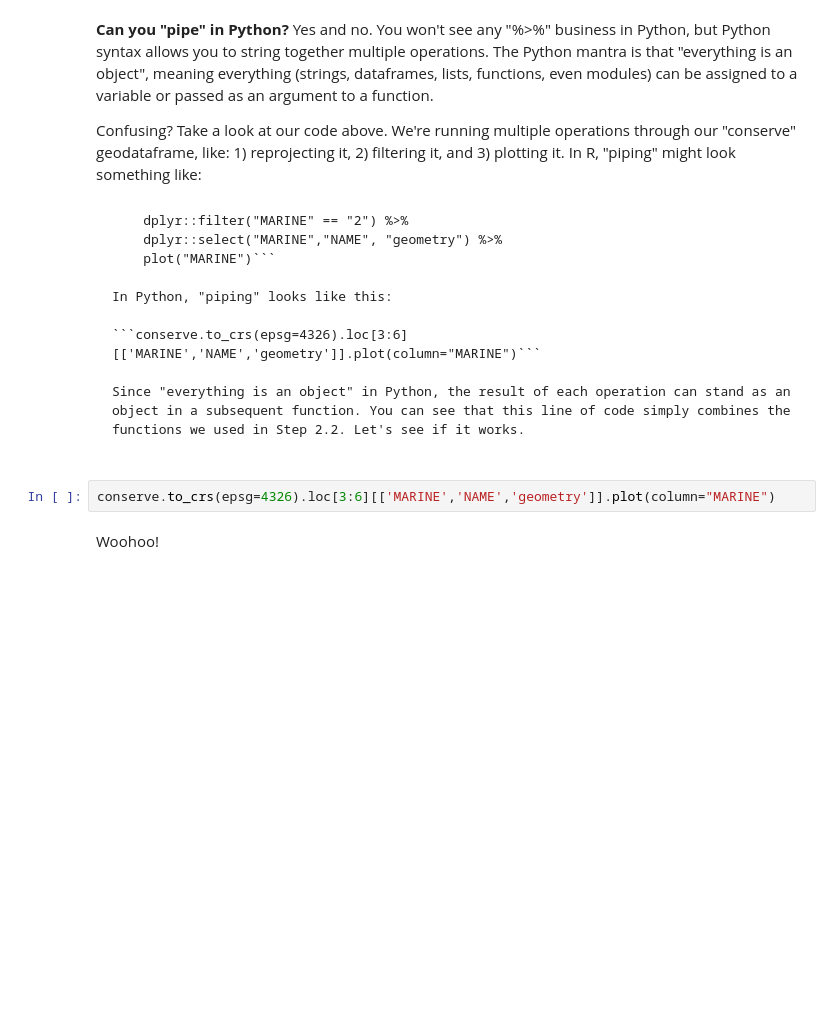
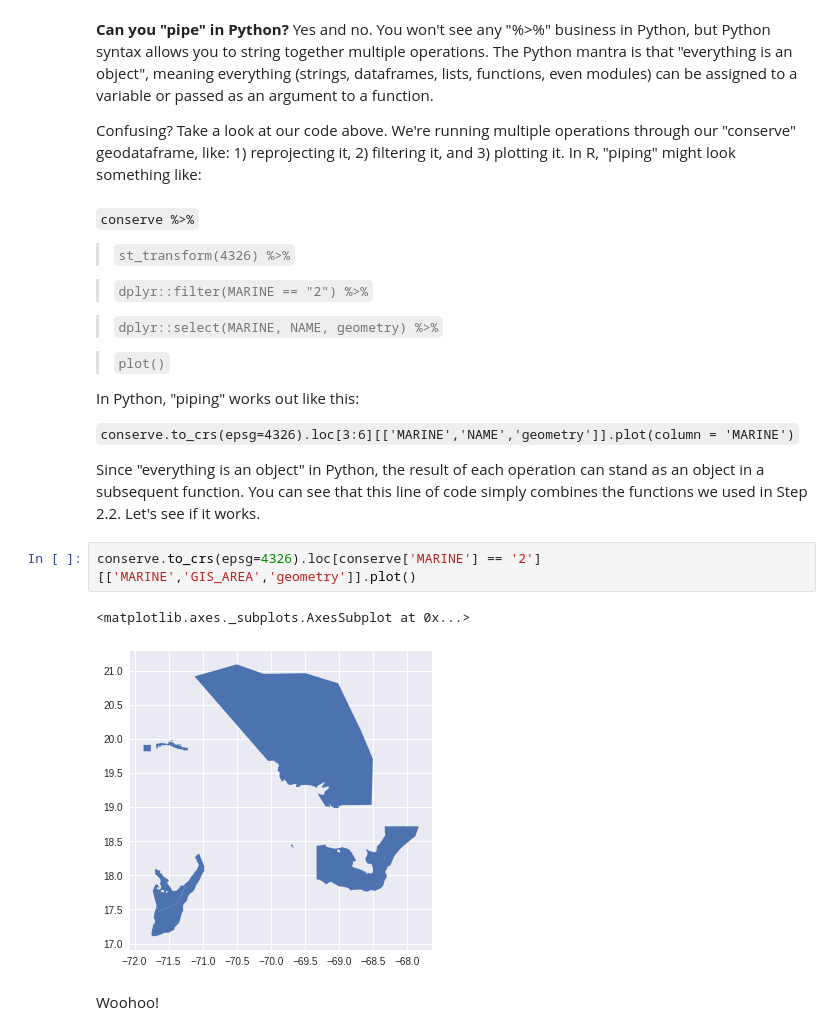
Before and after one commit to rrcarlson/Intro_python_geo, a Jupyter notebook: Intro_Python_geospatial.ipynb, the cells around one changed output. Drawn from its saved outputs; the diff is of its cells as text; blank space fills up the shorter version.

````diff
--- a/Intro_Python_geospatial.ipynb
+++ b/Intro_Python_geospatial.ipynb
@@ -213,18 +303,28 @@ Our resulting DataFrame contains vector data for 7 MPAs in the Dominican Republi
 
 Confusing? Take a look at our code above. We're running multiple operations through our "conserve" geodataframe, like: 1) reprojecting it, 2) filtering it, and 3) plotting it. In R, "piping" might look something like:
 # %% [markdown]
-```st_transform(conserve, 4326) %>%
-    dplyr::filter("MARINE" == "2") %>%
-    dplyr::select("MARINE","NAME", "geometry") %>%
-    plot("MARINE")```
+`conserve %>%`
+> `st_transform(4326) %>%`
 
-In Python, "piping" looks like this:
+> `dplyr::filter(MARINE == "2") %>%`
 
-```conserve.to_crs(epsg=4326).loc[3:6][['MARINE','NAME','geometry']].plot(column="MARINE")```
+> `dplyr::select(MARINE, NAME, geometry) %>%`
+
+> `plot()`
+
+
+In Python, "piping" works out like this:
+
+
+`conserve.to_crs(epsg=4326).loc[3:6][['MARINE','NAME','geometry']].plot(column = 'MARINE')`
+
 
 Since "everything is an object" in Python, the result of each operation can stand as an object in a subsequent function. You can see that this line of code simply combines the functions we used in Step 2.2. Let's see if it works.
 # %%
-conserve.to_crs(epsg=4326).loc[3:6][['MARINE','NAME','geometry']].plot(column="MARINE")
+conserve.to_crs(epsg=4326).loc[conserve['MARINE'] == '2'][['MARINE','GIS_AREA','geometry']].plot()
+# %% [output]
+<matplotlib.axes._subplots.AxesSubplot at 0x...>
+[figure, added]
 # %% [markdown]
 Woohoo!
 # %% [markdown]
````
Also changed, not shown: parts of 18 cells of this notebook.
